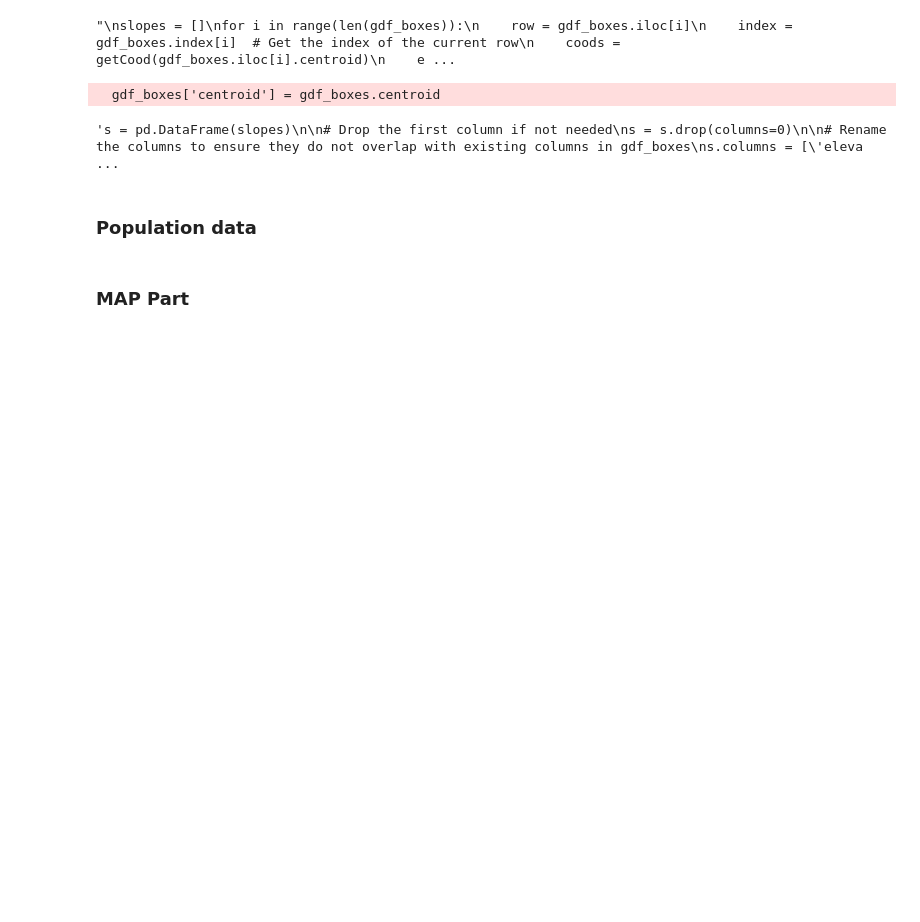
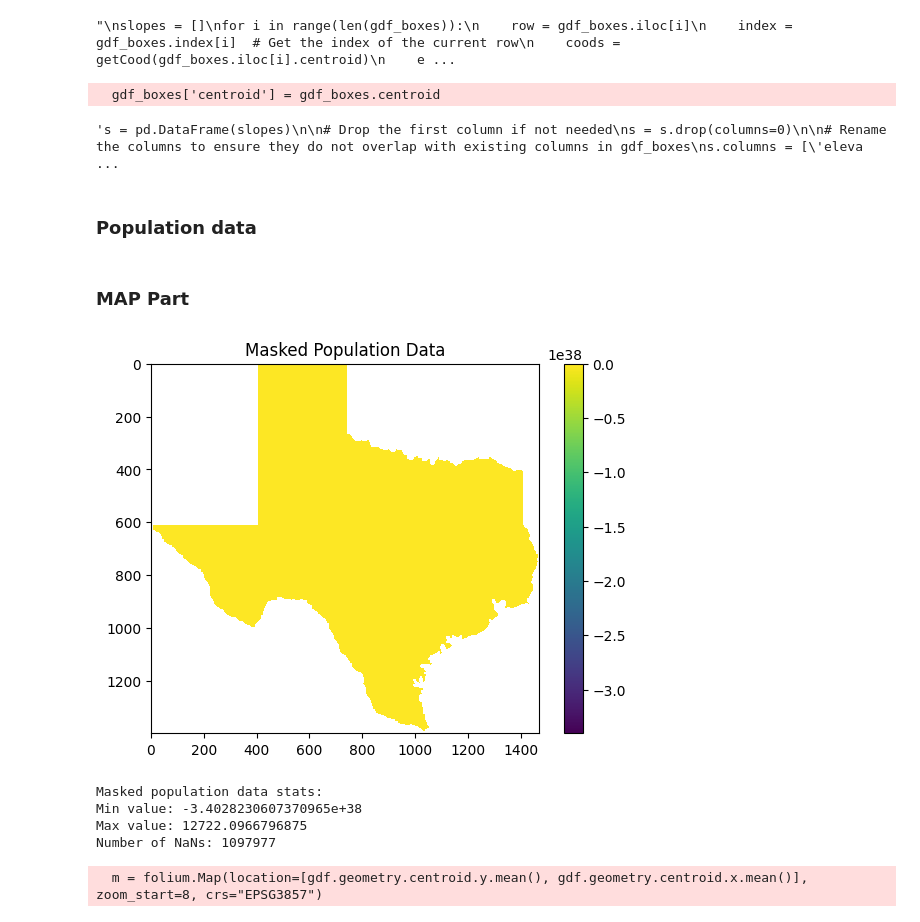
Before and after one commit to mashafif/illuminating_horizons, a Jupyter notebook: data_exploration/bmp3.ipynb, the cells around one changed output. Saved outputs shown, nothing was run; the diff lists cells and outputs as text; code cells hidden in the pictures; blank space fills up the shorter version.

```diff
--- a/data_exploration/bmp3.ipynb
+++ b/data_exploration/bmp3.ipynb
@@ -379,6 +379,61 @@ pop_buffer = io.BytesIO()
 pop_image.save(pop_buffer, format="PNG")
 pop_img_str = base64.b64encode(pop_buffer.getvalue()).decode("utf-8")
 pop_img_url = f"embedded-picture"
+# %%
+# Visualize the population data
+plt.imshow(population_masked, cmap='viridis')
+plt.colorbar()
+plt.title("Masked Population Data")
+plt.show()
+
+# Check statistics of the masked data
+print(f"Masked population data stats:\nMin value: {np.nanmin(population_masked)}\nMax value: {np.nanmax(population_masked)}\nNumber of NaNs: {np.isnan(population_masked).sum()}")
+
+# Apply logarithmic scaling for better visualization
+population_log = np.log1p(population_masked)
+
+# Normalize the data for colormap application
+population_normalized = (population_log - np.nanmin(population_log)) / (np.nanmax(population_log) - np.nanmin(population_log))
+
+# Apply a colormap
+pop_colormap = plt.cm.inferno
+population_colored = pop_colormap(population_normalized)
+population_rgb = (population_colored[..., :3] * 255).astype(np.uint8)
+
+# Create an alpha channel (fully transparent where NaN)
+alpha_channel = np.where(np.isnan(population_masked), 0, 255).astype(np.uint8)
+population_rgba = np.dstack((population_rgb, alpha_channel))
+
+# Convert to image for folium overlay
+pop_image = Image.fromarray(population_rgba)
+pop_buffer = io.BytesIO()
+pop_image.save(pop_buffer, format="PNG")
+pop_img_str = base64.b64encode(pop_buffer.getvalue()).decode("utf-8")
+pop_img_url = f"embedded-picture"
+
+# Verify the population data overlay on the map
+m = folium.Map(location=[gdf.geometry.centroid.y.mean(), gdf.geometry.centroid.x.mean()], zoom_start=8, crs="EPSG3857")
+
+# Add the population density overlay to the map
+folium.raster_layers.ImageOverlay(
+    image=pop_img_url,
+    bounds=[[gdf.total_bounds[1], gdf.total_bounds[0]], [gdf.total_bounds[3], gdf.total_bounds[2]]],
+    opacity=0.6,
+    name="Population Density"
+).add_to(m)
+
+# Add the layer control to toggle layers
+folium.LayerControl().add_to(m)
+
+# Display the map
+m.save('population_density_map.html')
+# %% [output]
+[figure, added]
+Masked population data stats:
+Min value: -3.4028230607370965e+38
+Max value: 12722.0966796875
+Number of NaNs: 1097977
+  m = folium.Map(location=[gdf.geometry.centroid.y.mean(), gdf.geometry.centroid.x.mean()], zoom_start=8, crs="EPSG3857")
 # %%
 
 
```
Also changed, not shown: 31 other files.
